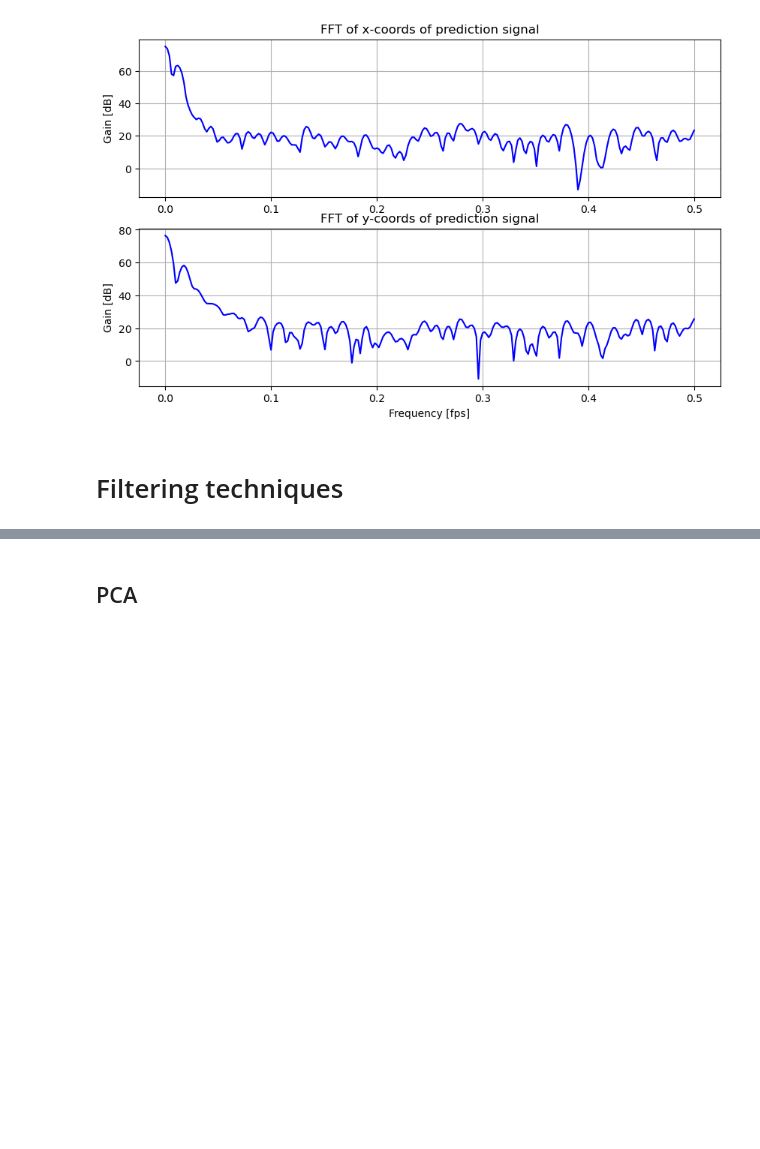
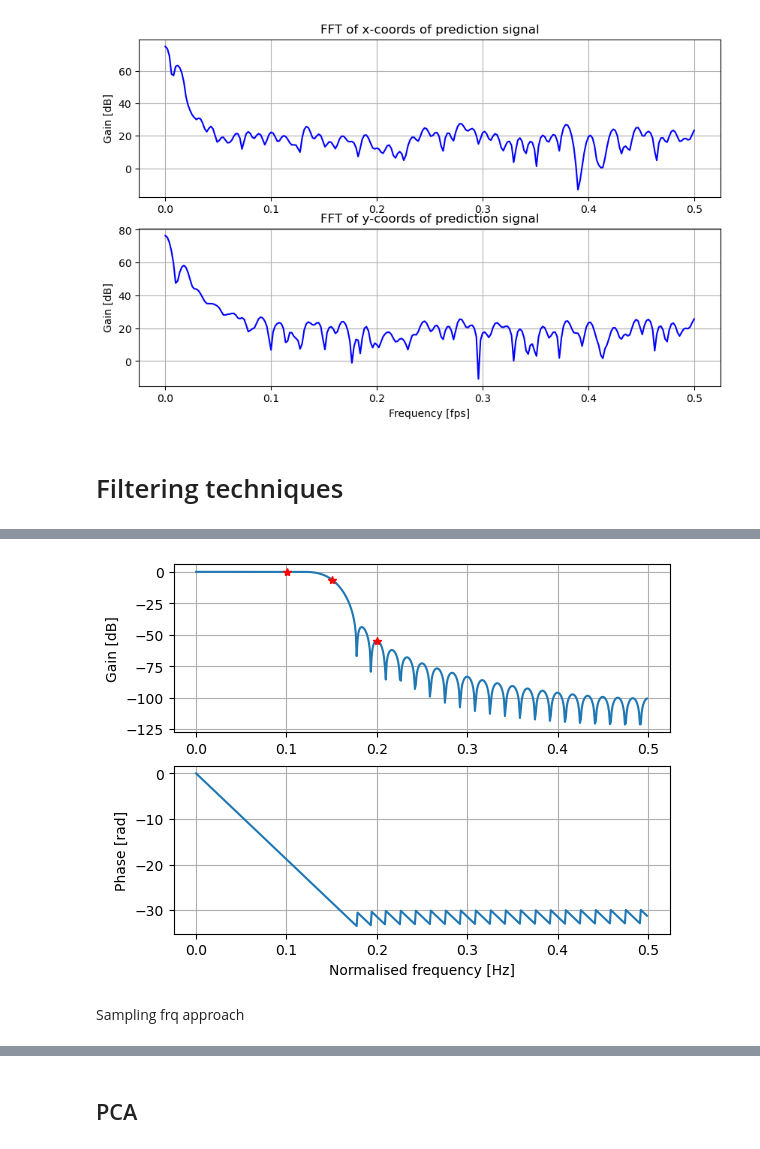
Before and after one commit to Ettiene11/https---github.com-Ettiene11-EERI414_Exam, a Jupyter notebook: EERI414Eks2024a.ipynb, the cells around one changed output, grey strips where cells are left out. Cells and saved outputs as stored; diff of their text form; code cells hidden in the pictures; blank space fills up the shorter version.

Commit message:
PCA, Kalman and some FIR filtering done

```diff
--- a/EERI414Eks2024a.ipynb
+++ b/EERI414Eks2024a.ipynb
@@ -1000,0 +1048,65 @@ plt.grid()
+# %%
+# Calculate and implement time domain window
+M = 30
+venster = np.zeros(2*M+1)
+idealeLPF = np.zeros(2*M+1)
+finaleLPF = np.zeros(2*M+1)
+indekse = np.arange(-M,M+1,1)
+k = 0
+n = -1*M
+while n <= M:
+	#venster[k] = 1											# square window
+	venster[k] = 0.5 * (1 + np.cos(np.pi * n / M))			# Hanning window
+	# venster[k] = 0.54 + (0.46 * np.cos(np.pi * n / M))		# Hamming window
+	# venster[k] = 0.42 + (0.5*np.cos(np.pi * n / M)) + (0.08*np.cos(2*np.pi * n / M))	# Blackman window
+	if (n == 0):
+		idealeLPF[k] = w_c / np.pi
+	else:
+		idealeLPF[k] = np.sin(w_c*n)/(np.pi*n)
+	n = n + 1
+	k = k + 1
+finaleLPF = idealeLPF * venster
+print('Order of implemented filter: ',venster.size)
+print('Filter coefficients: ',finaleLPF)
+
+# Calculate frequency response
+numerator = finaleLPF
+denominator = 1
+w,h = signal.freqz(numerator,denominator)
+gain = abs(h)
+gaindB = 20*np.log10(abs(h))		# gain [dB]
+phase = np.unwrap(np.angle(h))
+
+index = np.where(w >= w_p)			# verify edge frequencies
+pIndex1 = index[0][0]
+print('Passband corner: ',gaindB[pIndex1],' dB, ',w[pIndex1]*Fsample/(2*np.pi),' Hz')
+index = np.where(w >= w_c)			# verify edge frequencies
+pIndex2 = index[0][0]
+print('Cutoff frequency: ',gaindB[pIndex2],' dB, ',w[pIndex2]*Fsample/(2*np.pi),' Hz')
+index = np.where(w >= w_s)			# verify edge frequencies
+pIndex3 = index[0][0]
+print('Stopband corner: ',gaindB[pIndex3],' dB, ',w[pIndex3]*Fsample/(2*np.pi),' Hz')
+
+# plt.figure(1)						# plot impulse response
+# plt.plot(indekse,venster,'b*-')
+# plt.plot(indekse,idealeLPF,'go-')
+# plt.plot(indekse,finaleLPF,'r.-')
+# plt.grid('true')
+# plt.xlabel('Time []')
+# plt.ylabel('Window amplitude []')
+
+plt.figure(1)						# plot frequency response
+plt.subplot(2,1,1)
+plt.plot(w*Fsample/(2*np.pi),gaindB)
+plt.ylabel('Gain [dB]')
+plt.grid('true')
+plt.plot(w[pIndex1]*Fsample/(2*np.pi),gaindB[pIndex1],'r*')
+plt.plot(w[pIndex2]*Fsample/(2*np.pi),gaindB[pIndex2],'r*')
+plt.plot(w[pIndex3]*Fsample/(2*np.pi),gaindB[pIndex3],'r*')
+plt.subplot(2,1,2)
+plt.plot(w*Fsample/(2*np.pi),phase)
+plt.grid('true')
+plt.ylabel('Phase [rad]')
+plt.xlabel('Normalised frequency [Hz]')
+plt.show()
+# %% [output]
@@ -1000,0 +1133,3 @@ plt.grid()
+[figure, added]
+# %% [markdown]
+Sampling frq approach
```
Also changed, not shown: parts of 45 cells of this notebook, 1 other file.
